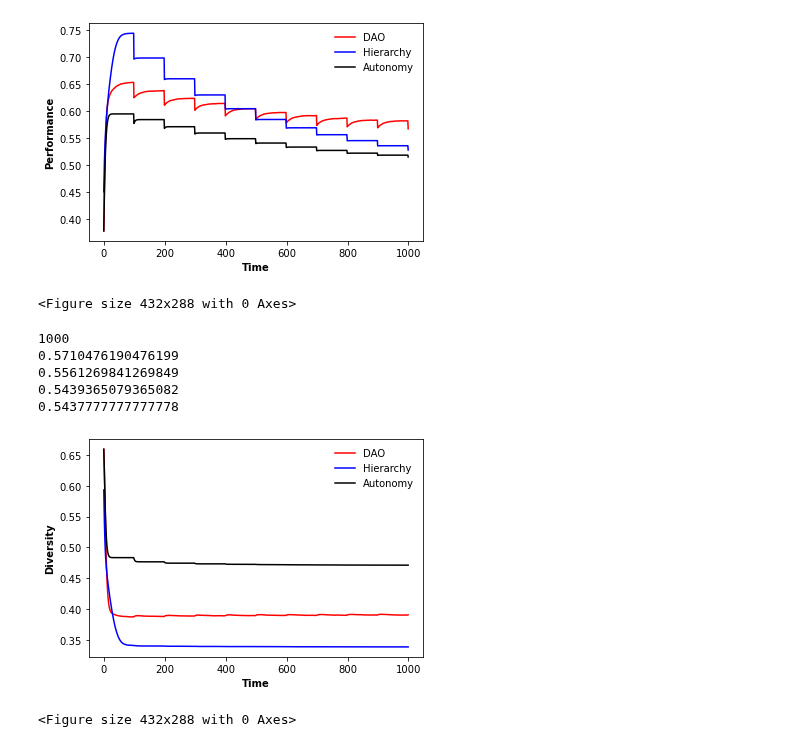
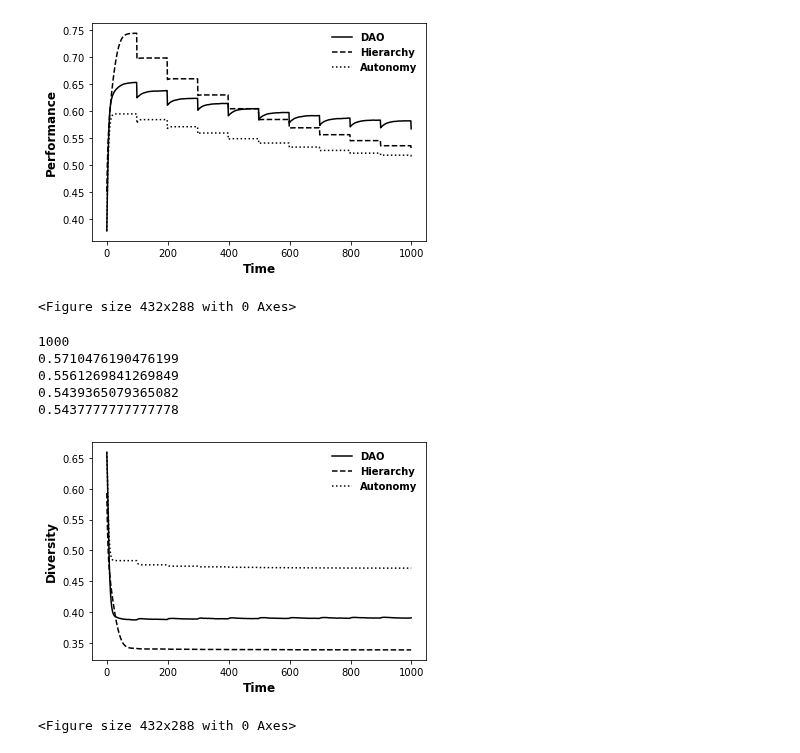
Before and after one commit to GrandJune/DAOs, a Jupyter notebook: V3/Turbulence/Evaluator.ipynb, the cells around one changed output. Saved outputs shown, nothing was run; the diff lists cells and outputs as text; code cells hidden in the pictures.

Commit message:
Twin Plot

```diff
--- a/V3/Turbulence/Evaluator.ipynb
+++ b/V3/Turbulence/Evaluator.ipynb
@@ -78,21 +78,20 @@ with open(hierarchy_original_performance_file, 'rb') as infile:
 with open(autonomy_original_performance_file, 'rb') as infile:
     autonomy_original_performance = pickle.load(infile)
 # %%
+legend_properties = {'weight':'bold'}
 x = range(len(dao_performance))
-plt.plot(x, dao_performance, "r-", label="DAO")
-# plt.plot(x, consensus_performance, "r--", label="Consensus")
-plt.plot(x, hierarchy_performance, "b-", label="Hierarchy")
-# plt.plot(x, superior_performance, "b--", label="Superior")
-plt.plot(x, autonomy_performance, "k-", label="Autonomy")
-plt.xlabel('Time', fontweight='bold', fontsize=10)
-plt.ylabel('Performance', fontweight='bold', fontsize=10)
+plt.plot(x, dao_performance, "k-", label="DAO")
+plt.plot(x, hierarchy_performance, "k--", label="Hierarchy")
+plt.plot(x, autonomy_performance, "k:", label="Autonomy")
+plt.xlabel('Time', fontweight='bold', fontsize=12)
+plt.ylabel('Performance', fontweight='bold', fontsize=12)
 # plt.xticks(x)
-plt.legend(frameon=False, ncol=1, fontsize=10)
-plt.savefig(data_folder + r"\DHA_performance.png", transparent=False, dpi=200)
+plt.legend(frameon=False, ncol=1, fontsize=12, prop=legend_properties)
+plt.savefig(data_folder + r"\Turbulence_performance.png", transparent=True, dpi=200, bbox_inches='tight')
 plt.show()
 plt.clf()
 # %% [output]
-[figure, old version]
+[figure, new version]
 <Figure size 432x288 with 0 Axes>
 # %%
 print(len(dao_original_performance[0]))
@@ -108,17 +107,19 @@ print(dao_original_performance[10][-1])
 0.5437777777777778
 # %%
 # Diversity
+legend_properties = {'weight':'bold'}
+
 x = range(len(dao_performance))
-plt.plot(range(len(dao_diversity)), dao_diversity, "r-", label="DAO")
-plt.plot(range(len(hierarchy_diversity)), hierarchy_diversity, "b-", label="Hierarchy")
-plt.plot(range(len(autonomy_diversity)), autonomy_diversity, "k-", label="Autonomy")
-plt.xlabel('Time', fontweight='bold', fontsize=10)
-plt.ylabel('Diversity', fontweight='bold', fontsize=10)
+plt.plot(range(len(dao_diversity)), dao_diversity, "k-", label="DAO")
+plt.plot(range(len(hierarchy_diversity)), hierarchy_diversity, "k--", label="Hierarchy")
+plt.plot(range(len(autonomy_diversity)), autonomy_diversity, "k:", label="Autonomy")
+plt.xlabel('Time', fontweight='bold', fontsize=12)
+plt.ylabel('Diversity', fontweight='bold', fontsize=12)
 # plt.xticks(x)
-plt.legend(frameon=False, ncol=1, fontsize=10)
-plt.savefig(data_folder + r"\DHA_diversity.png", transparent=False, dpi=200)
+plt.legend(frameon=False, ncol=1, fontsize=12, prop=legend_properties)
+plt.savefig(data_folder + r"\Turbulence_diversity.png", transparent=True, dpi=200, bbox_inches='tight')
 plt.show()
 plt.clf()
 # %% [output]
-[figure, old version]
+[figure, new version]
 <Figure size 432x288 with 0 Axes>
```
Also changed, not shown: 2 other files.
